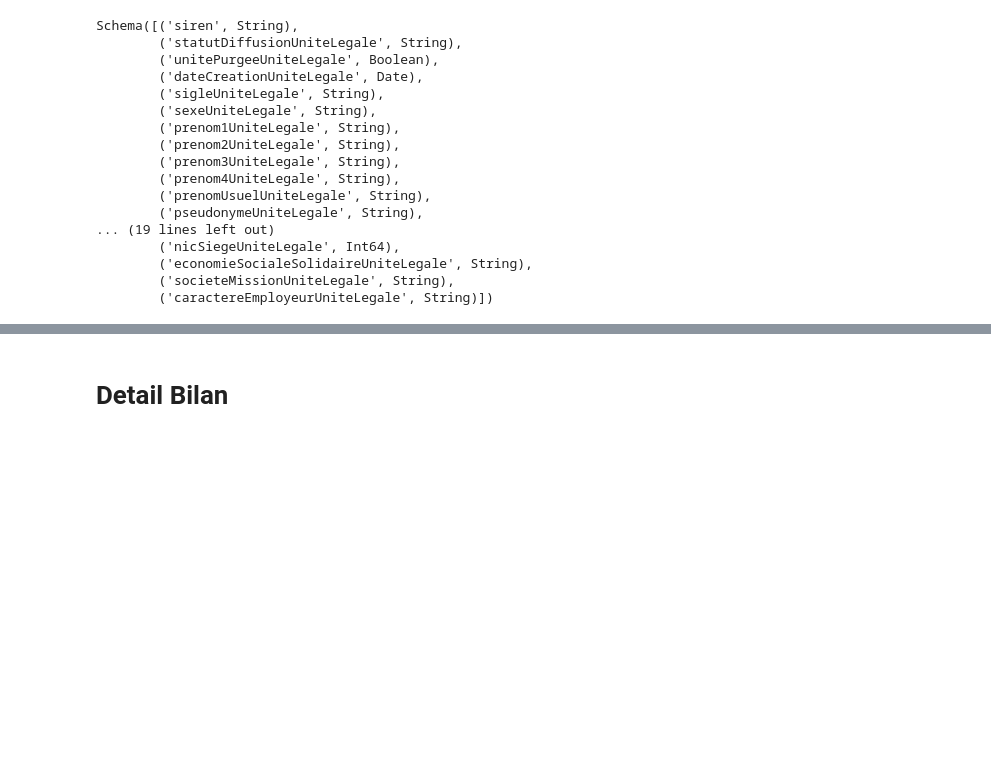
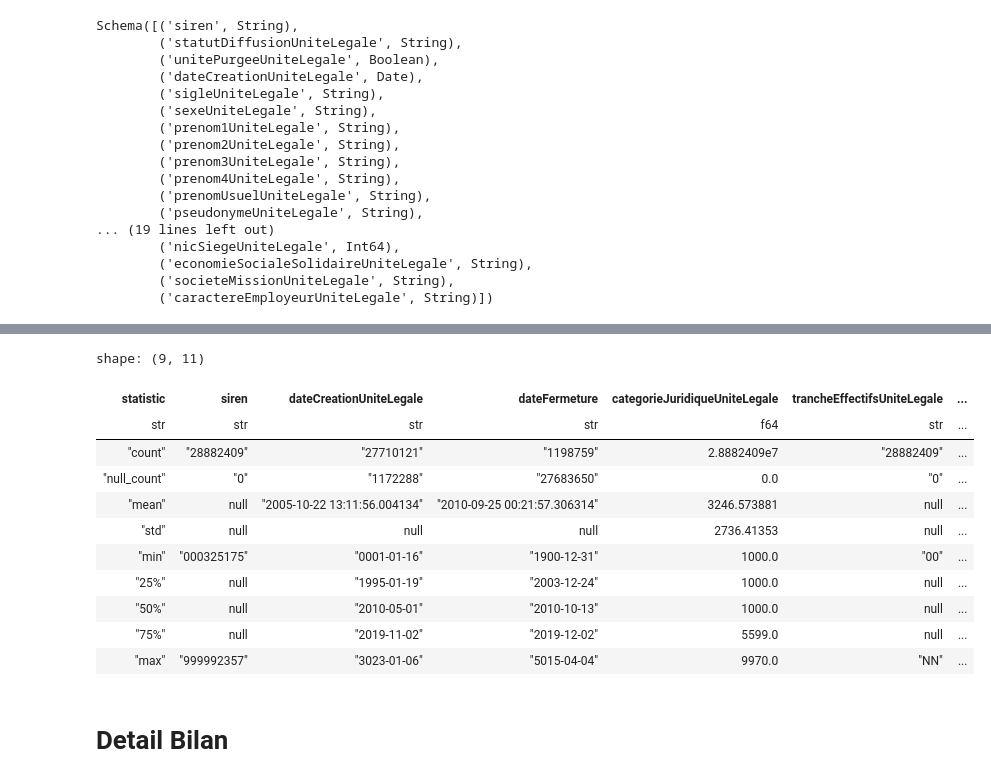
Before and after one commit to ugozchi/AS_Supervised_Learning, a Jupyter notebook: Notebooks/00_Sandbox.ipynb, the cells around one changed output, grey strips where cells are left out. Cells and saved outputs as stored; diff of their text form; code cells hidden in the pictures; blank space fills up the shorter version.

```diff
--- a/Notebooks/00_Sandbox.ipynb
+++ b/Notebooks/00_Sandbox.ipynb
@@ -185,0 +377,18 @@ shape: (5, 34)
+# %%
+import polars as pl
+
+# 1. Définir le chemin vers ton nouveau fichier "propre"
+path_master_file = "../Data/processed/sirene_master_with_dates.parquet"
+
+# 2. Lire le fichier (c'est instantané)
+df_sirene = pl.read_parquet(path_master_file)
+
+# 3. Regarder ta DB !
+print(f"--- Fichier Master SIRENE chargé ---")
+print(f"Shape (Lignes, Colonnes) : {df_sirene.shape}")
+print("")
+print("Aperçu des 5 premières lignes :")
+print(df_sirene.head())
+print("")
+print("Schéma des colonnes (Types) :")
+print(df_sirene.schema)
@@ -186,3 +413,18 @@ shape: (5, 34)
+# %%
+df_sirene.describe()
+# %% [output]
+shape: (9, 11)
+| statistic | siren | dateCreationUniteLegale | dateFermeture | categorieJuridiqueUniteLegale | trancheEffectifsUniteLegale | ... |
+| str | str | str | str | f64 | str | ... |
+| "count" | "28882409" | "27710121" | "1198759" | 2.8882409e7 | "28882409" | ... |
+| "null_count" | "0" | "1172288" | "27683650" | 0.0 | "0" | ... |
+| "mean" | null | "2005-10-22 13:11:56.004134" | "2010-09-25 00:21:57.306314" | 3246.573881 | null | ... |
+| "std" | null | null | null | 2736.41353 | null | ... |
+| "min" | "000325175" | "0001-01-16" | "1900-12-31" | 1000.0 | "00" | ... |
+| "25%" | null | "1995-01-19" | "2003-12-24" | 1000.0 | null | ... |
+| "50%" | null | "2010-05-01" | "2010-10-13" | 1000.0 | null | ... |
+| "75%" | null | "2019-11-02" | "2019-12-02" | 5599.0 | null | ... |
+| "max" | "999992357" | "3023-01-06" | "5015-04-04" | 9970.0 | "NN" | ... |
 # %% [markdown]
 # Detail Bilan
 # %%
```
Also changed, not shown: parts of 22 cells of this notebook.
